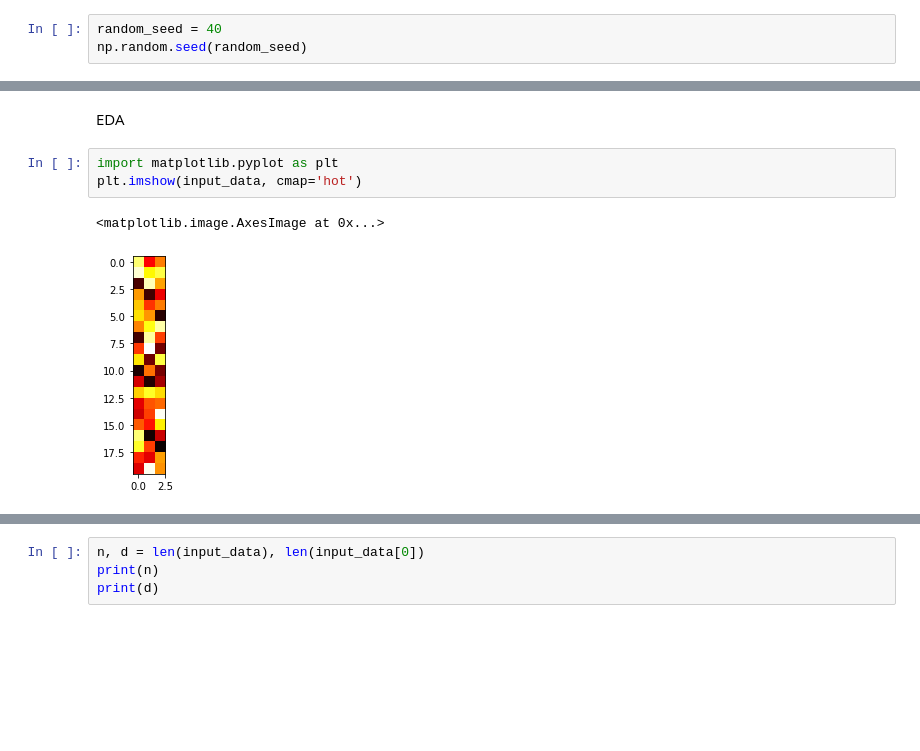
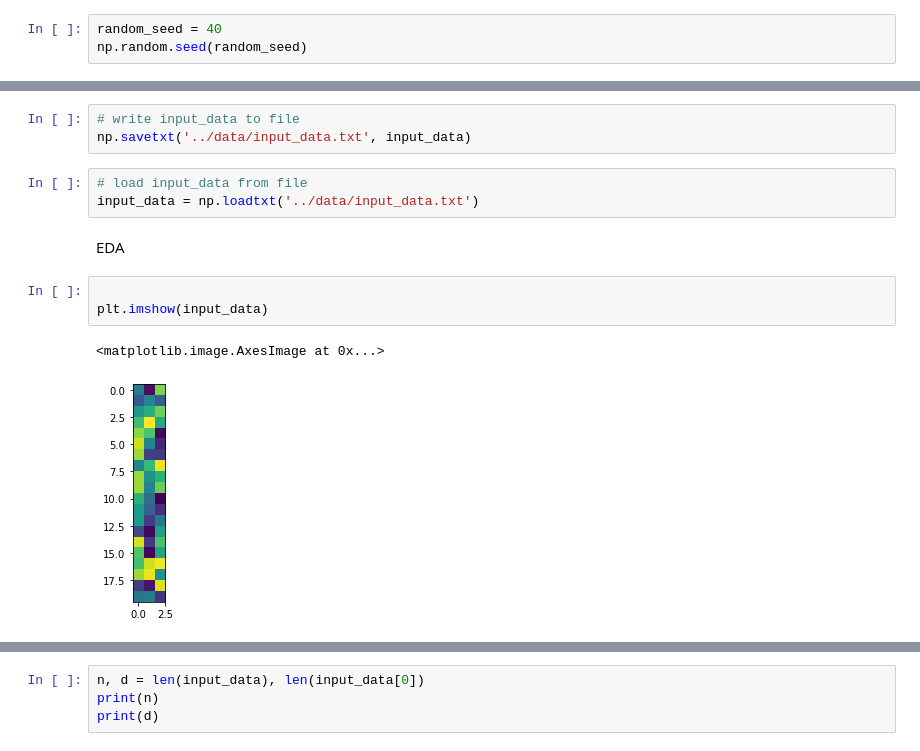
Before and after one commit to iamcharred/microsom, a Jupyter notebook: notebook/example.ipynb, the cells around one changed output, grey strips where cells are left out. Drawn from its saved outputs; the diff is of its cells as text; blank space fills up the shorter version.

```diff
--- a/notebook/example.ipynb
+++ b/notebook/example.ipynb
@@ -35,8 +37,14 @@ array([[0.85888927, 0.37271115, 0.55512878],
+# %%
+# write input_data to file
+np.savetxt('../data/input_data.txt', input_data)
+# %%
+# load input_data from file
+input_data = np.loadtxt('../data/input_data.txt')
 # %% [markdown]
 EDA
-# %%
-import matplotlib.pyplot as plt
-plt.imshow(input_data, cmap='hot')
-# %% [output]
-<matplotlib.image.AxesImage at 0x...>
-[figure, removed]
+# %%
+
+plt.imshow(input_data)
+# %% [output]
+<matplotlib.image.AxesImage at 0x...>
+[figure, added]
```
Also changed, not shown: parts of 22 cells of this notebook, 7 other files.
